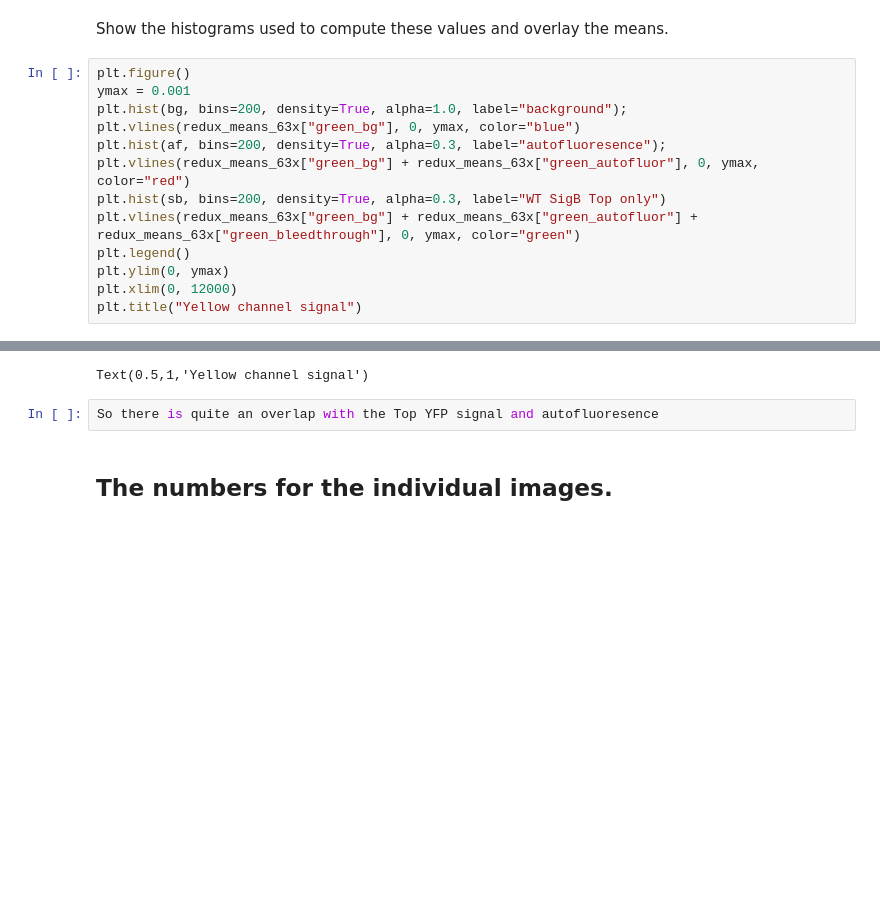
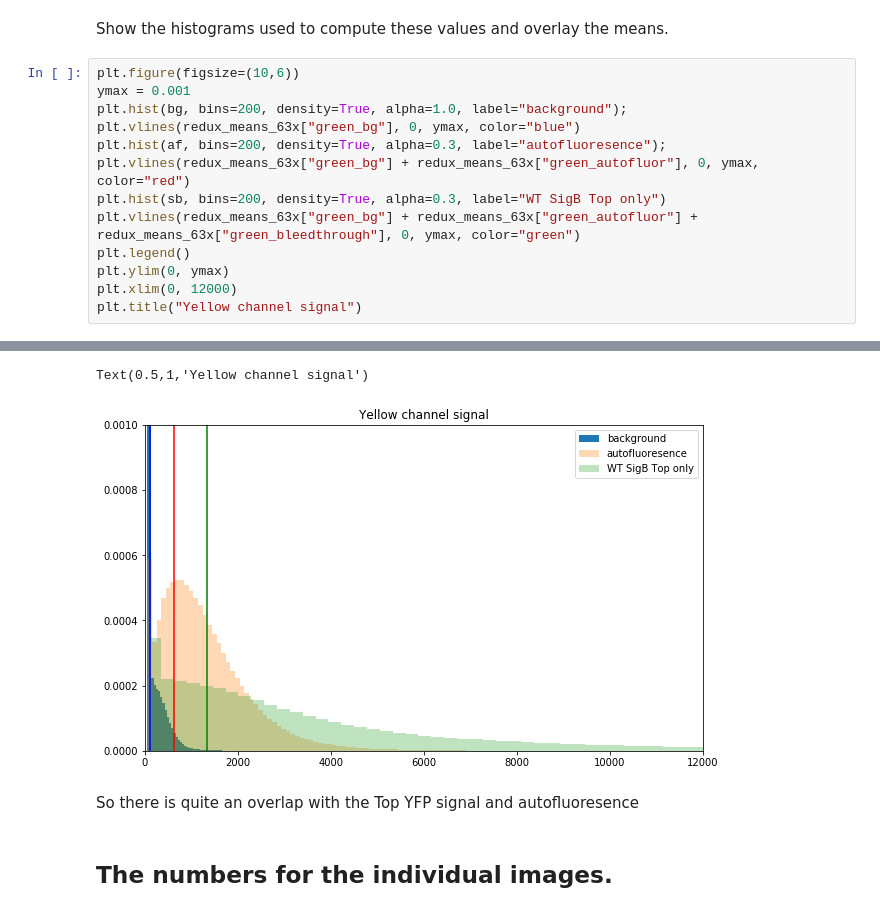
Before and after one commit to npmurphy/biofilm_pulse, a Jupyter notebook: notebooks/Background_subtraction/LSM700_63x_bleedthrough.ipynb, the cells around one changed output, grey strips where cells are left out. Drawn from its saved outputs; the diff is of its cells as text; blank space fills up the shorter version.

Commit message:
make figures static

```diff
--- a/notebooks/Background_subtraction/LSM700_63x_bleedthrough.ipynb
+++ b/notebooks/Background_subtraction/LSM700_63x_bleedthrough.ipynb
@@ -66,7 +67,7 @@ redux_means_63x
 # %% [markdown]
 Show the histograms used to compute these values and overlay the means.
 # %%
-plt.figure()
+plt.figure(figsize=(10,6))
 ymax = 0.001
 plt.hist(bg, bins=200, density=True, alpha=1.0, label="background");
 plt.vlines(redux_means_63x["green_bg"], 0, ymax, color="blue")
@@ -84,6 +83,7 @@ plt.title("Yellow channel signal")
 Text(0.5,1,'Yellow channel signal')
+[figure, added]
-# %%
-So there is quite an overlap with the Top YFP signal and autofluoresence
+# %% [markdown]
+So there is quite an overlap with the Top YFP signal and autofluoresence
 # %% [markdown]
 ## The numbers for the individual images.
 # %%
```
Also changed, not shown: parts of 3 cells of this notebook.
